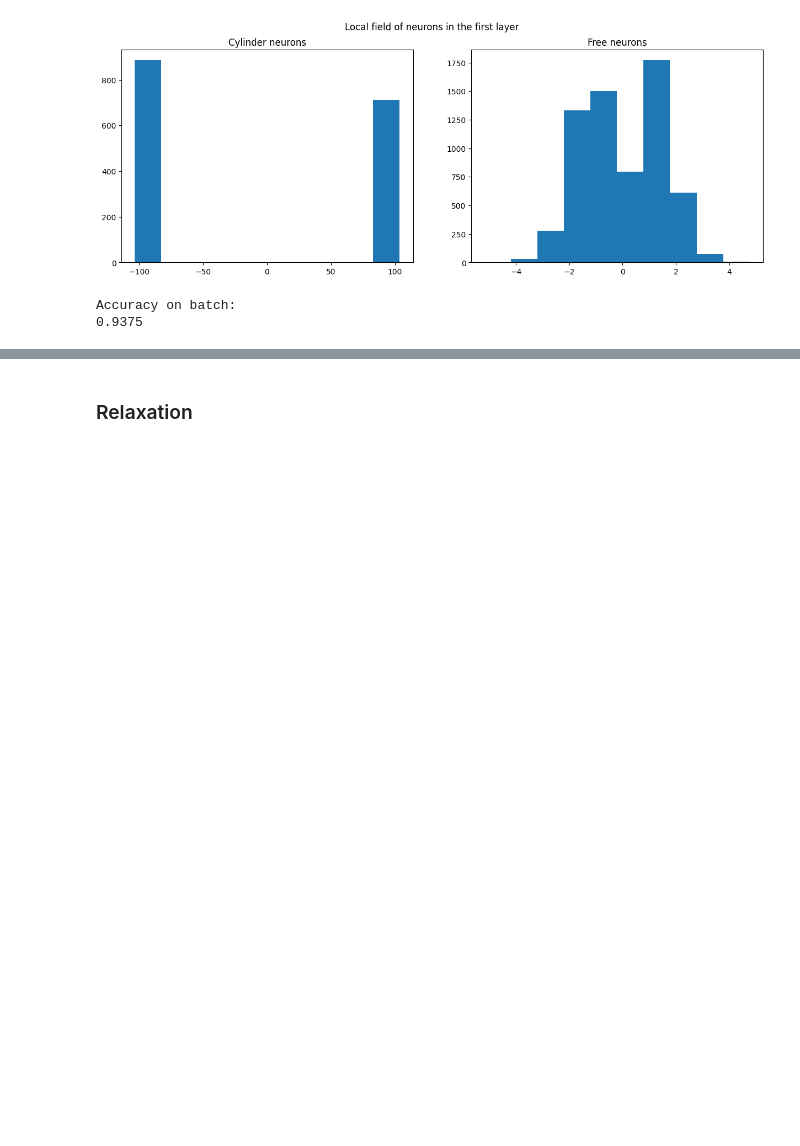
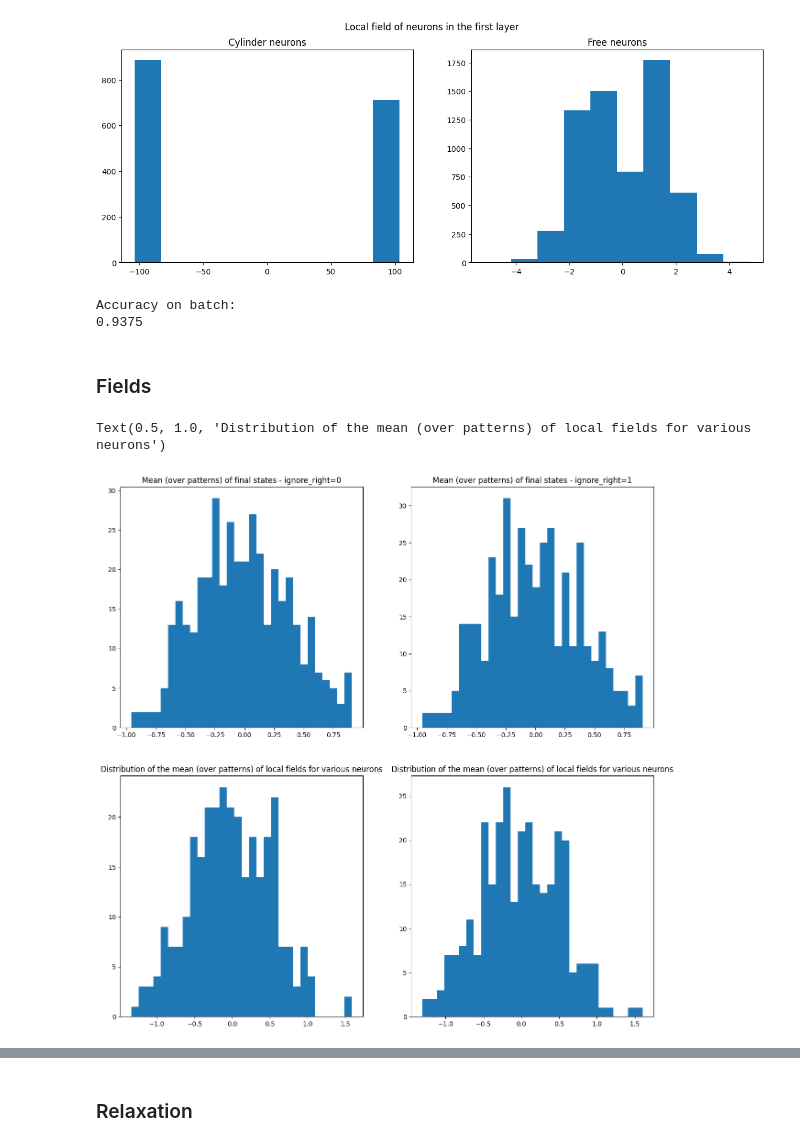
Before and after one commit to mattia-scardecchia/Biological-Learning, a Jupyter notebook: notebooks/mnist.ipynb, the cells around one changed output, grey strips where cells are left out. Cells and saved outputs as stored; diff of their text form; code cells hidden in the pictures; blank space fills up the shorter version.

Commit message:
feat: distros of fields

```diff
--- a/notebooks/mnist.ipynb
+++ b/notebooks/mnist.ipynb
@@ -794,3 +794,41 @@ print(logs["overall_accuracy"])
 # %% [output]
 Accuracy on batch:
 0.9375
+# %% [markdown]
+### Fields
+# %%
+from matplotlib import pyplot as plt
+
+ignore_right = 0
+fig, axs = plt.subplots(2, 2, figsize=(15, 15))
+
+states = model.initialize_state(train_inputs, train_targets, init_mode)
+final_states, _, unsat = model.relax(states, max_steps, ignore_right=ignore_right)
+fields = model.local_field(final_states, ignore_right=ignore_right)
+
+ax = axs[0, 0]
+ax.hist(final_states[:, 1:-2, :].mean(dim=0).flatten().cpu(), bins=30)
+ax.set_title("Mean (over patterns) of final states - ignore_right=0")
+ax = axs[1, 0]
+ax.hist(fields[:, :-1, N:].mean(dim=0).flatten().cpu(), bins=30)
+ax.set_title(
+    "Distribution of the mean (over patterns) of local fields for various neurons"
+)
+
+ignore_right = 1
+
+states = model.initialize_state(train_inputs, train_targets, init_mode)
+final_states, _, unsat = model.relax(states, max_steps, ignore_right=ignore_right)
+fields = model.local_field(final_states, ignore_right=ignore_right)
+
+ax = axs[0, 1]
+ax.hist(final_states[:, 1:-2, :].mean(dim=0).flatten().cpu(), bins=30)
+ax.set_title("Mean (over patterns) of final states - ignore_right=1")
+ax = axs[1, 1]
+ax.hist(fields[:, :-1, N:].mean(dim=0).flatten().cpu(), bins=30)
+ax.set_title(
+    "Distribution of the mean (over patterns) of local fields for various neurons"
+)
+# %% [output]
+Text(0.5, 1.0, 'Distribution of the mean (over patterns) of local fields for various neurons')
+[figure, added]
```
Also changed, not shown: parts of 3 cells of this notebook.
